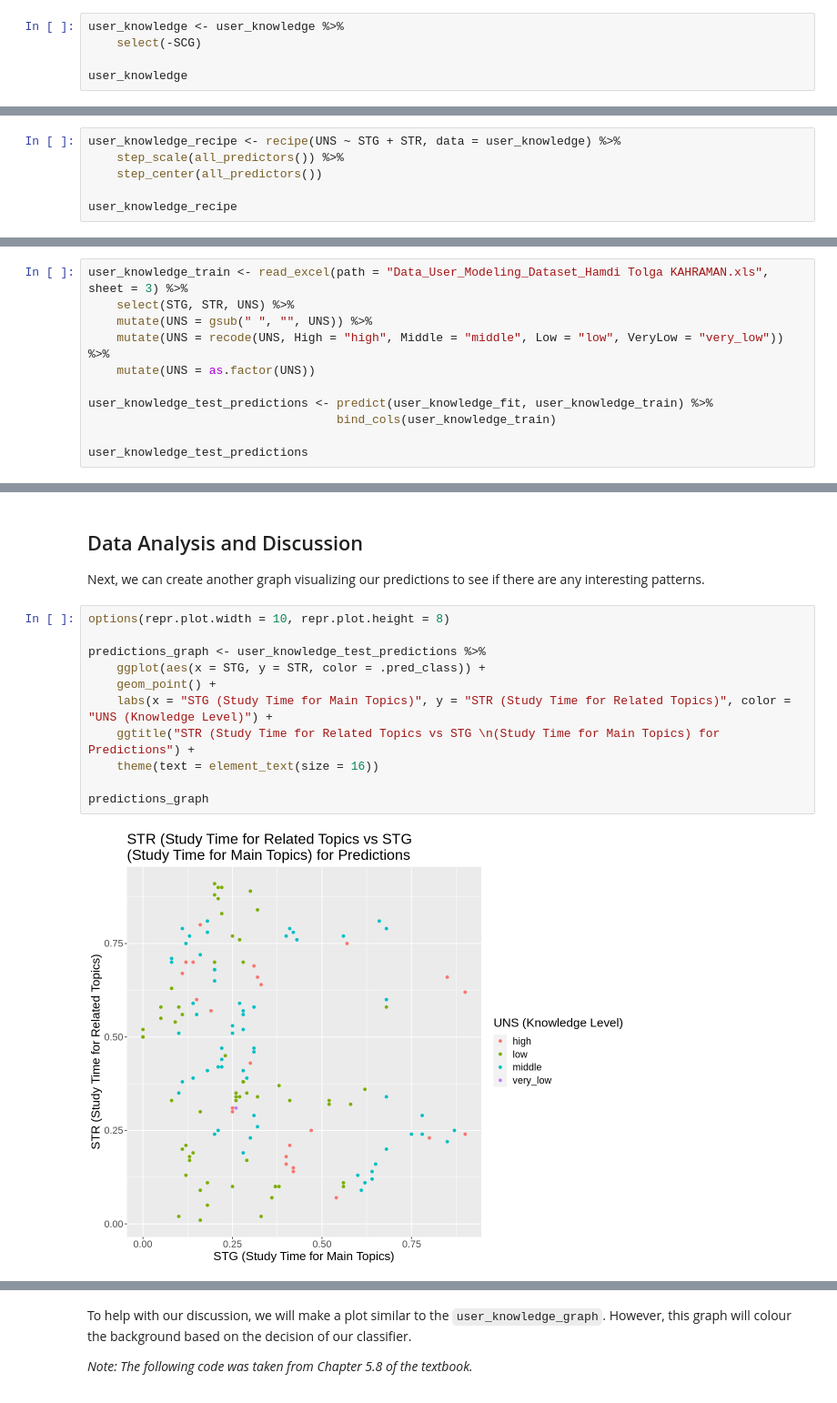
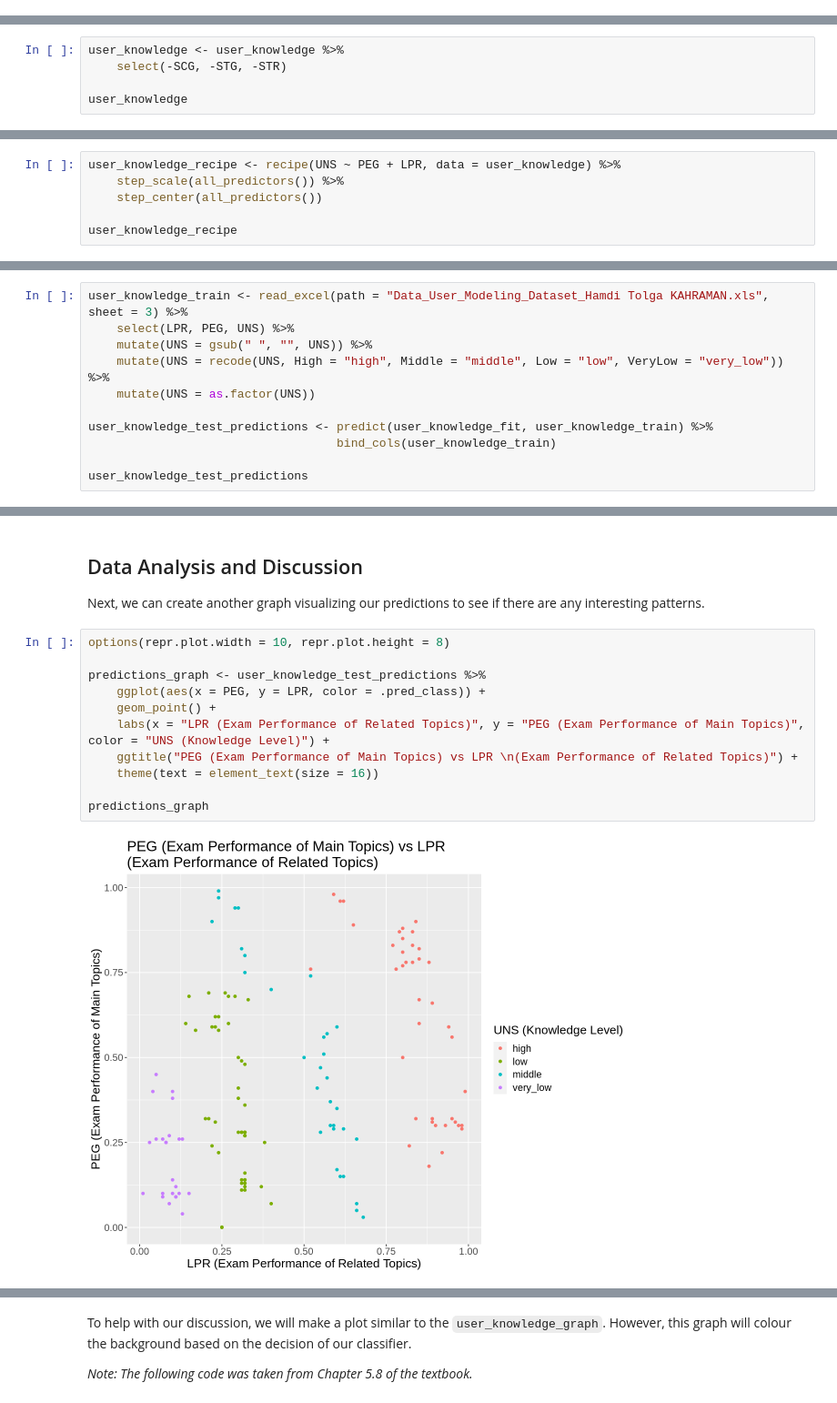
Before and after one commit to Wills-Hao/DSCI-100-project, a Jupyter notebook: group_project_final.ipynb, the cells around one changed output, grey strips where cells are left out. Shown at 91% size. Saved outputs shown, nothing was run; the diff lists cells and outputs as text.

```diff
--- a/group_project_final.ipynb
+++ b/group_project_final.ipynb
@@ -198,5 +177,0 @@ As seen in the table, the most accurate predictor is `STG`. The second most woul
-# %%
-user_knowledge <- user_knowledge %>%
-    select(-SCG)
-
-user_knowledge
@@ -293,0 +182,5 @@ Next, we found the number and percentage of the levels of `UNS` in our data set
+# %%
+user_knowledge <- user_knowledge %>%
+    select(-SCG, -STG, -STR)
+
+user_knowledge
@@ -334,7 +318,7 @@ The lowest `STR` value observed is 0 while the largest observed is 0.95.
 
 Firstly, we need to create a recipe to preprocess our unscaled data. By doing so, our predictors will be scaled and centered.
 # %%
-user_knowledge_recipe <- recipe(UNS ~ STG + STR, data = user_knowledge) %>%
+user_knowledge_recipe <- recipe(UNS ~ PEG + LPR, data = user_knowledge) %>%
     step_scale(all_predictors()) %>%
     step_center(all_predictors())
 
@@ -478,7 +463,7 @@ Best k: 7
 To evaluate the estimated accuracy of our classifier on the test set, we use the `predict` and `bind_cols` functions. We can compare the .pred_class column (which contains the predictions from our classifier) with the `UNS` column (which contains the true values).
 # %%
 user_knowledge_train <- read_excel(path = "Data_User_Modeling_Dataset_Hamdi Tolga KAHRAMAN.xls", sheet = 3) %>%
-    select(STG, STR, UNS) %>%
+    select(LPR, PEG, UNS) %>%
     mutate(UNS = gsub(" ", "", UNS)) %>%
     mutate(UNS = recode(UNS, High = "high", Middle = "middle", Low = "low", VeryLow = "very_low")) %>%
     mutate(UNS = as.factor(UNS))
@@ -595,14 +580,14 @@ Next, we can create another graph visualizing our predictions to see if there ar
 # %%
 options(repr.plot.width = 10, repr.plot.height = 8)
 
 predictions_graph <- user_knowledge_test_predictions %>%
-    ggplot(aes(x = STG, y = STR, color = .pred_class)) +
+    ggplot(aes(x = PEG, y = LPR, color = .pred_class)) +
     geom_point() +
-    labs(x = "STG (Study Time for Main Topics)", y = "STR (Study Time for Related Topics)", color = "UNS (Knowledge Level)") +
-    ggtitle("STR (Study Time for Related Topics vs STG \n(Study Time for Main Topics) for Predictions") +
+    labs(x = "LPR (Exam Performance of Related Topics)", y = "PEG (Exam Performance of Main Topics)", color = "UNS (Knowledge Level)") +
+    ggtitle("PEG (Exam Performance of Main Topics) vs LPR \n(Exam Performance of Related Topics)") +
     theme(text = element_text(size = 16))
 
 predictions_graph
 # %% [output]
-[figure, old version]
+[figure, new version]
 # %% [markdown]
```
Also changed, not shown: parts of 78 cells of this notebook.
